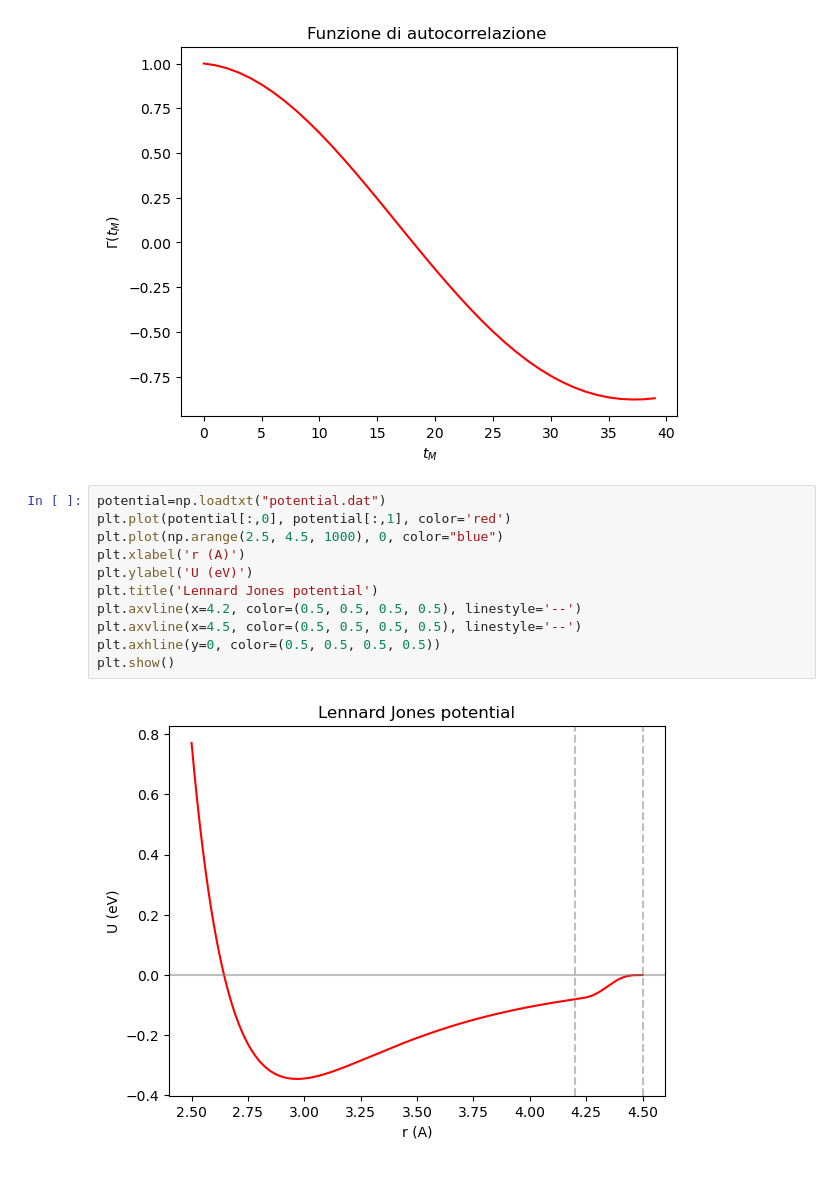
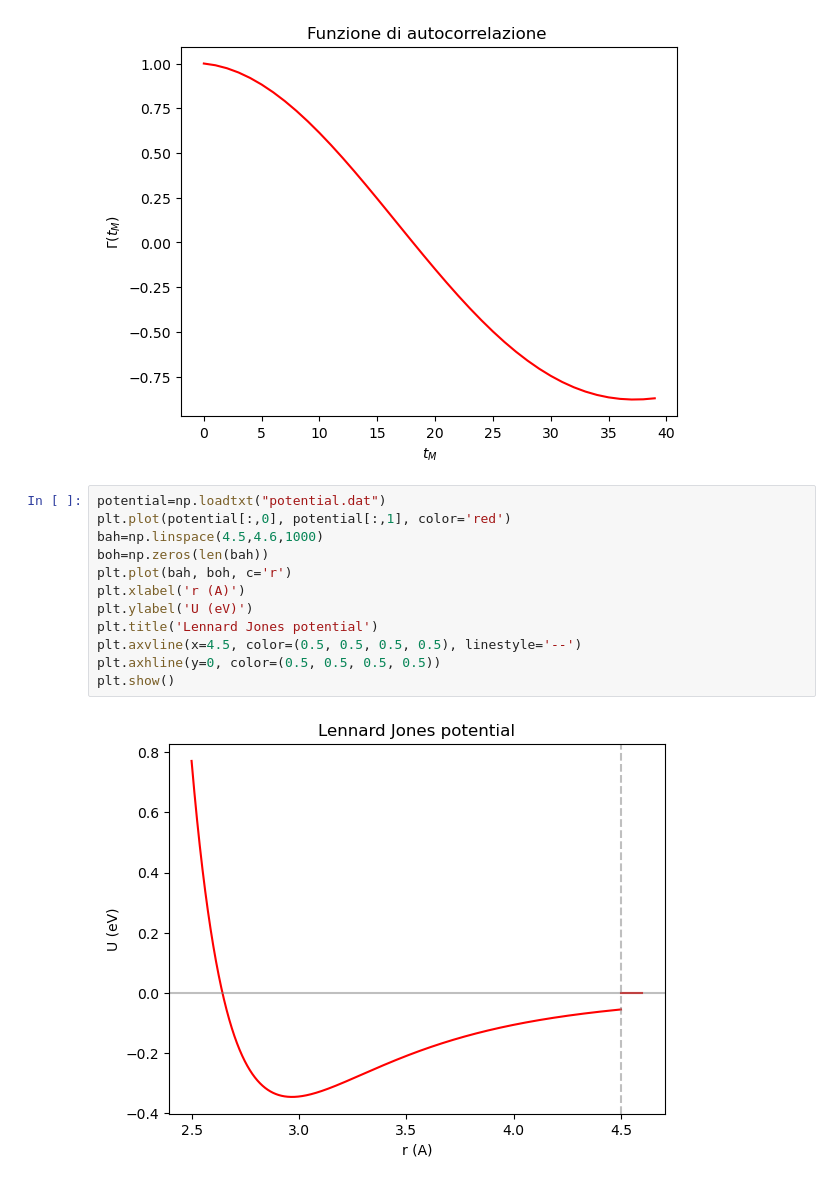
Before and after one commit to eigenlore/computational-materials-science, a Jupyter notebook: MD_codes/data/test_files/test_data_analysis.ipynb, the cells around one changed output. Drawn from its saved outputs; the diff is of its cells as text.

```diff
--- a/MD_codes/data/test_files/test_data_analysis.ipynb
+++ b/MD_codes/data/test_files/test_data_analysis.ipynb
@@ -67,13 +67,14 @@ Gamma(temperature)
 # %%
 potential=np.loadtxt("potential.dat")
 plt.plot(potential[:,0], potential[:,1], color='red')
-plt.plot(np.arange(2.5, 4.5, 1000), 0, color="blue")
+bah=np.linspace(4.5,4.6,1000)
+boh=np.zeros(len(bah))
+plt.plot(bah, boh, c='r')
 plt.xlabel('r (A)')
 plt.ylabel('U (eV)')
 plt.title('Lennard Jones potential')
-plt.axvline(x=4.2, color=(0.5, 0.5, 0.5, 0.5), linestyle='--')
 plt.axvline(x=4.5, color=(0.5, 0.5, 0.5, 0.5), linestyle='--')
 plt.axhline(y=0, color=(0.5, 0.5, 0.5, 0.5))
 plt.show()
 # %% [output]
-[figure, old version]
+[figure, new version]
```
Also changed, not shown: 33 other files.
